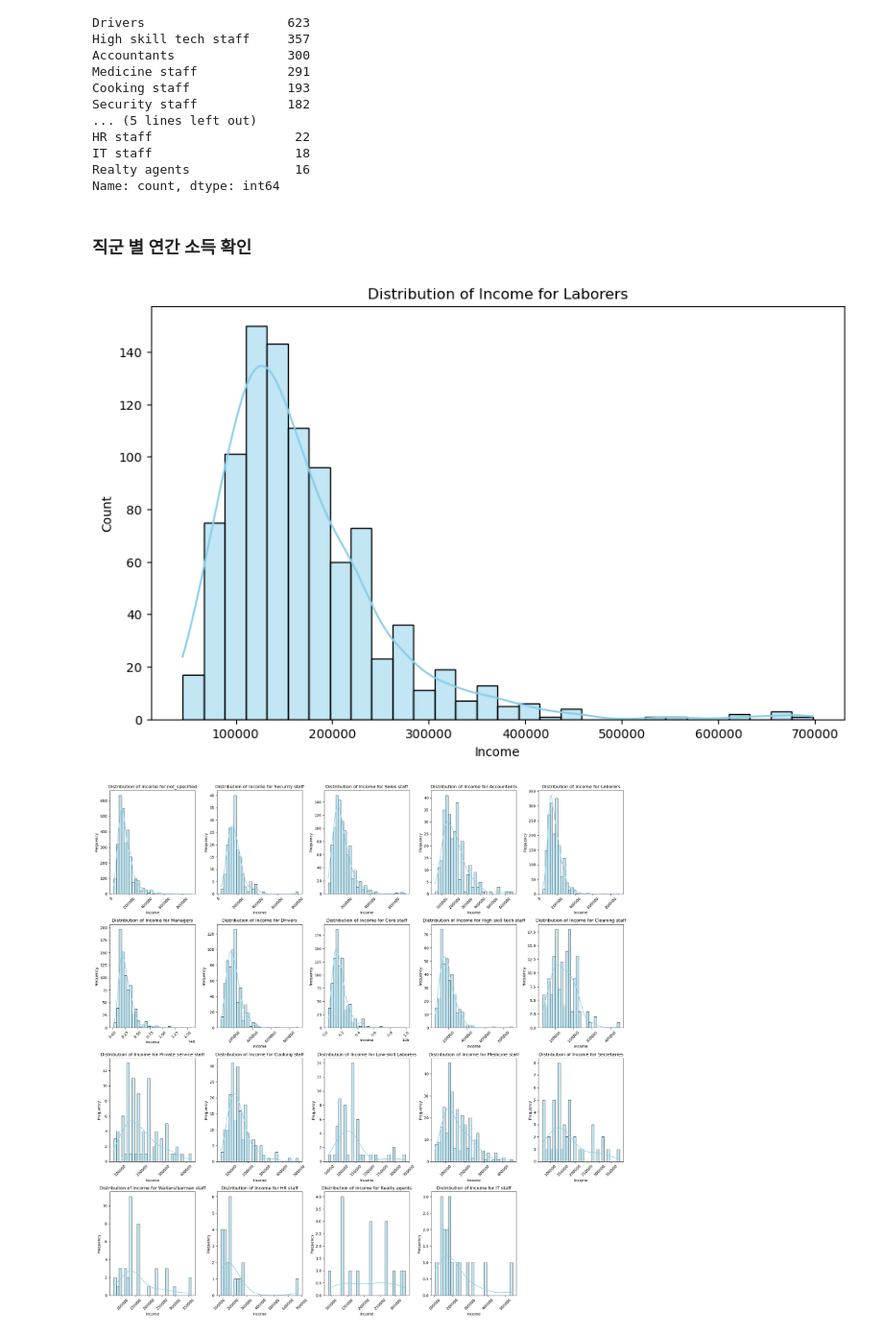
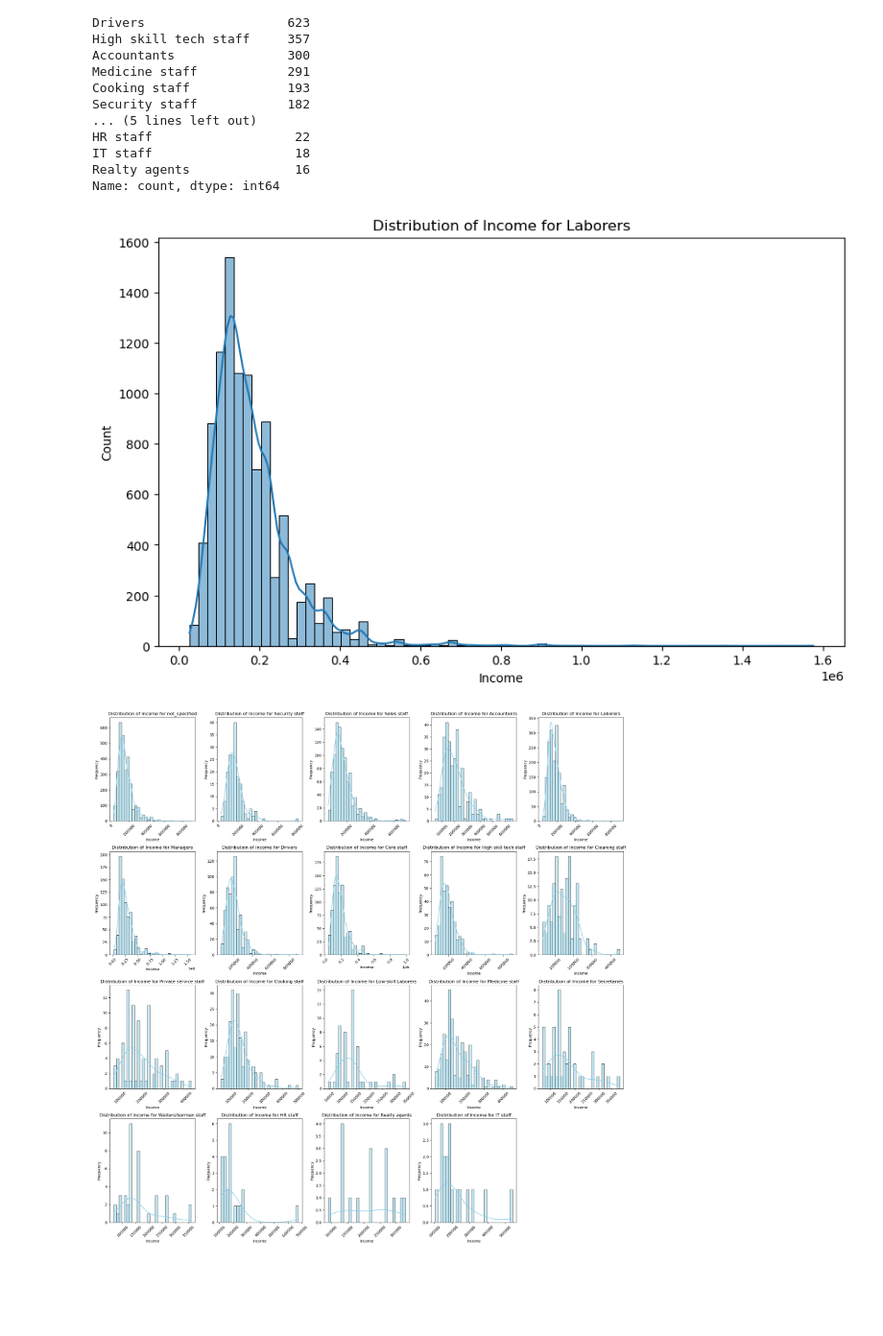
Before and after one commit to tmdcksdl/ML_Credit_Project, a Jupyter notebook: ML_Project/ML_Project2.ipynb, the cells around one changed output. Shown at 96% size. Drawn from its saved outputs; the diff is of its cells as text; code cells hidden in the pictures; blank space fills up the shorter version.

```diff
--- a/ML_Project/ML_Project2.ipynb
+++ b/ML_Project/ML_Project2.ipynb
@@ -1269,16 +1256,14 @@ HR staff                   22
 IT staff                   18
 Realty agents              16
 Name: count, dtype: int64
-# %% [markdown]
-### 직군 별 연간 소득 확인
 # %%
 plt.figure(figsize=(10, 6))
-sns.histplot(data=merge_df3[merge_df3['Occupy']=='Sales staff'], x='Income', bins=30, kde=True, color='skyblue')
+sns.histplot(data=merge_df3, x='Income', bins=70, kde=True)
 plt.xlabel('Income')
 plt.title('Distribution of Income for Laborers')
 plt.show()
 # %% [output]
-[figure, old version]
+[figure, new version]
 # %%
 plt.figure(figsize=(20, 20))
 for i, occupation in enumerate(merge_df3['Occupy'].unique(), 1):
```
Also changed, not shown: parts of 6 cells of this notebook.
